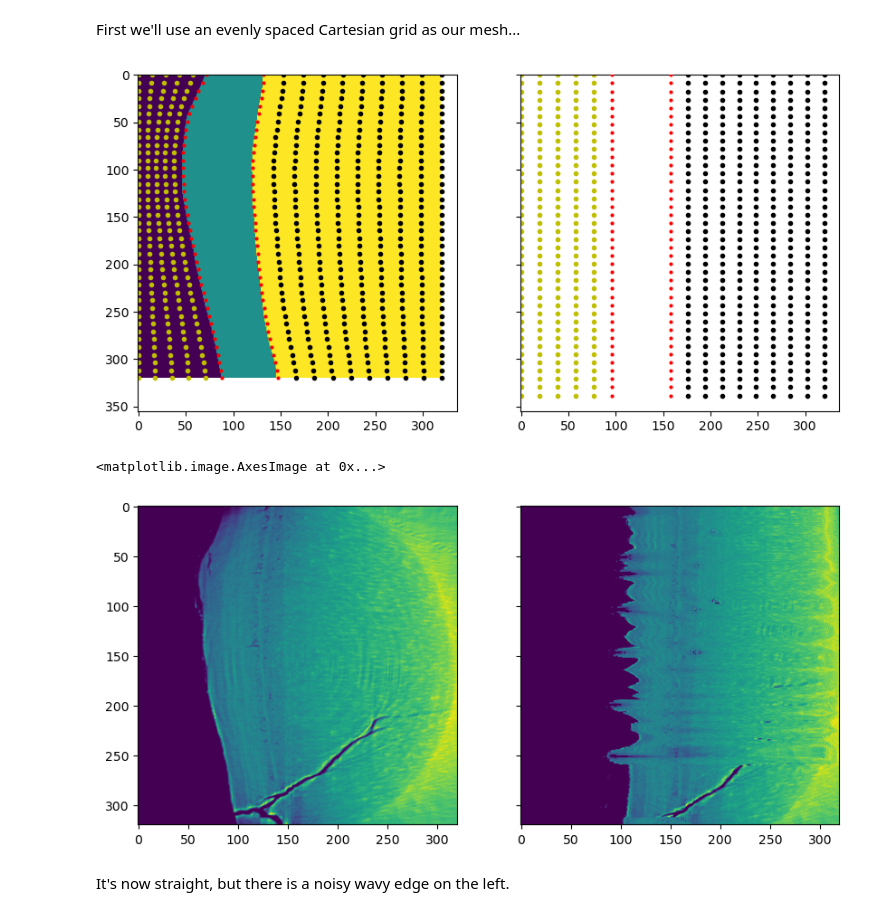
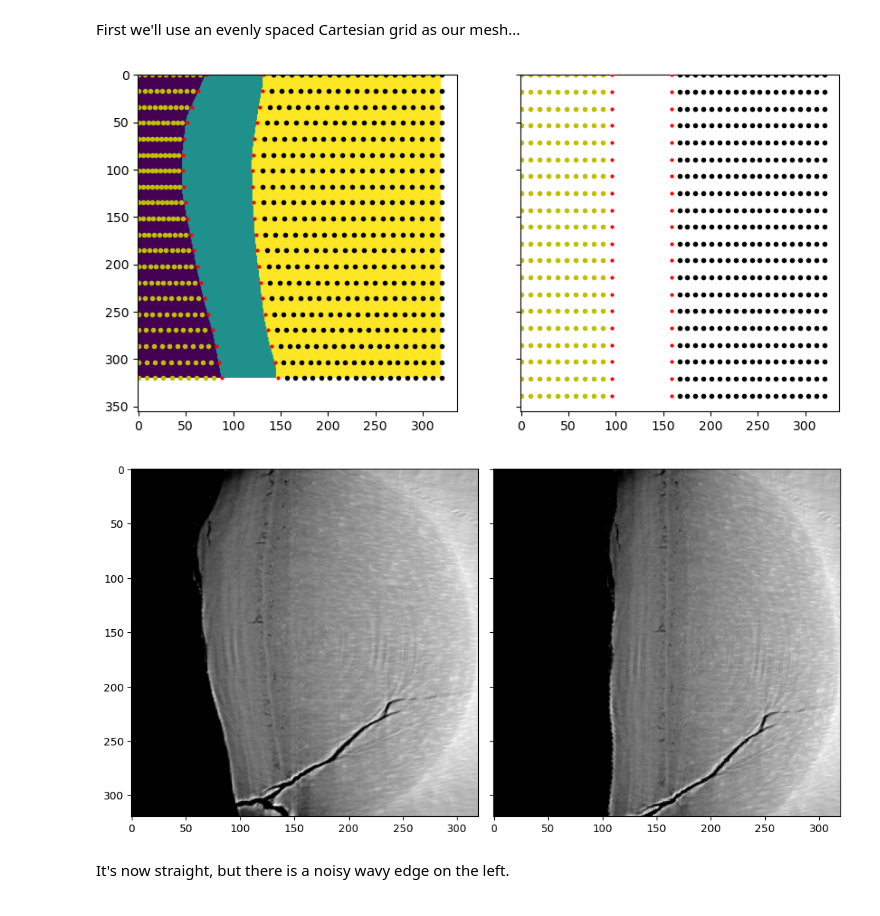
Before and after one commit to JGIBristol/cementum_imaging, a Jupyter notebook: straighten_mesh.ipynb, the cells around one changed output. Cells and saved outputs as stored; diff of their text form; code cells hidden in the pictures.

Commit message:
fix straightening with a mesh

```diff
--- a/straighten_mesh.ipynb
+++ b/straighten_mesh.ipynb
@@ -128,8 +125,8 @@ First we'll use an evenly spaced Cartesian grid as our mesh...
 Create grids of points to map to/from
 
 """
-n_x, n_y = 2, 40
-n_left, n_right = 5, 10
+n_x, n_y = 2, 20
+n_left, n_right = 10, 20
 
 plot_kw = {"marker": "o", "linestyle": "none"}
 
@@ -203,34 +200,36 @@ axes[1].plot(right_rect_pts[:, 0], right_rect_pts[:, 1], color="k", **plot_kw, m
 
 # Concatenate all the points together
 curve_pts = np.vstack([left_curve_pts, curve_pts, right_curve_pts])
-curve_pts = curve_pts[np.lexsort((curve_pts[:, 1], curve_pts[:, 0]))]
+curve_pts = curve_pts[np.lexsort((curve_pts[:, 0], curve_pts[:, 1]))]
 
 rect_pts = np.vstack([left_rect_pts, rect_pts, right_rect_pts])
-rect_pts = rect_pts[np.lexsort((rect_pts[:, 1], rect_pts[:, 0]))]
+rect_pts = rect_pts[np.lexsort((rect_pts[:, 0], rect_pts[:, 1]))]
+fig.savefig("mesh.png")
 # %% [output]
-[figure, old version]
+[figure, new version]
 # %%
 from matplotlib import colormaps, colors
 from skimage.transform import warp, PiecewiseAffineTransform
 
 # Estimate the transformation
 transform = PiecewiseAffineTransform()
 result = transform.estimate(curve_pts, rect_pts)
 assert result
 
 # Apply the transformation to the image
 image_transformed = warp(image, transform.inverse, order=0, clip=False, cval=255)
 
 # Display the straightened image
-cmap = colormaps["viridis"]
+cmap = colormaps["grey"]
 cmap.set_over("white")
 norm = colors.Normalize(vmin=0, vmax=254)
 fig, axes = plt.subplots(1, 2, sharey=True, figsize=(10, 5))
 axes[0].imshow(image, cmap=cmap, norm=norm)
 axes[1].imshow(image_transformed, cmap=cmap, norm=norm)
+fig.tight_layout()
+fig.savefig("straightened.png")
 # %% [output]
-<matplotlib.image.AxesImage at 0x...>
-[figure, old version]
+[figure, new version]
 # %% [markdown]
 It's now straight, but there is a noisy wavy edge on the left.
 # %%
```
Also changed, not shown: parts of 3 cells of this notebook.
